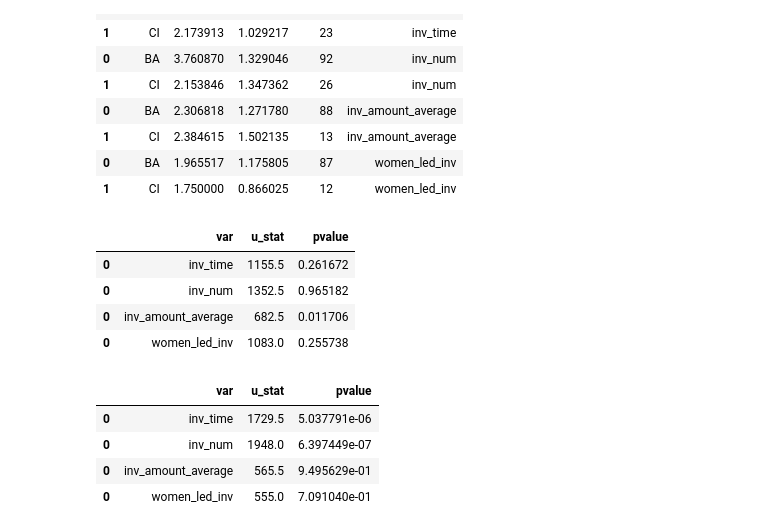
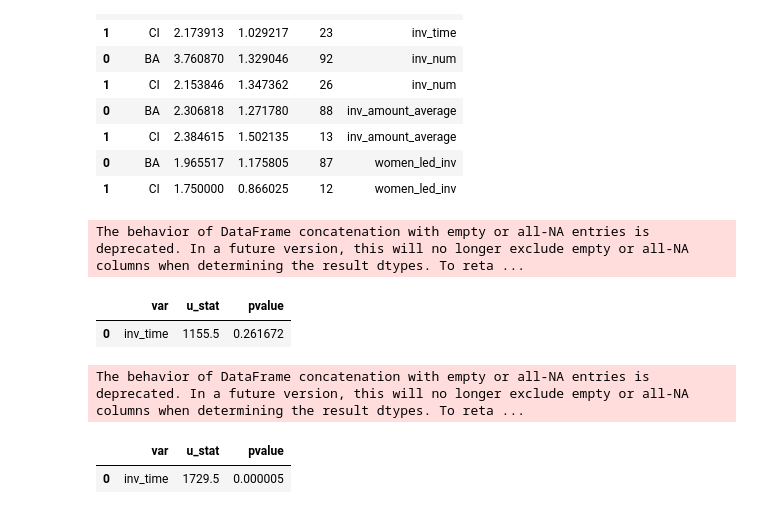
Before and after one commit to D2HStack/BAC4SHC, a Jupyter notebook: descriptive.ipynb, the cells around one changed output. Cells and saved outputs as stored; diff of their text form; code cells hidden in the pictures.

```diff
--- a/descriptive.ipynb
+++ b/descriptive.ipynb
@@ -126,12 +153,12 @@ import pandas as pd
 import numpy as np
 from scipy.stats import norm
 
-def mw_test(columns, condition_label, condition_values):
+def mw_test(df,columns, condition_label, condition_values):
     result_columns=['var', 'u_stat', 'pvalue']
     df_results=pd.DataFrame(columns=result_columns)
     for column in columns:
 
-        df_temp=df_load.dropna(subset=[column, condition_label]) # Keep only non nan
+        df_temp=df.dropna(subset=[column, condition_label]) # Keep only non nan
 
         groups=[]
         for i in range(len(condition_values)):
@@ -144,31 +171,29 @@ def mw_test(columns, condition_label, condition_values):
 # %%
 # Mann Whitney test on gender_male
 
-columns=['inv_time', 'inv_num', 'inv_amount_average', 'women_led_inv']
+# columns=['inv_time', 'inv_num', 'inv_amount_average', 'women_led_inv']
+columns=['inv_time']
 condition_label='gender_male'
 condition_values=[1,2]
 
-mw_test(columns, condition_label, condition_values)
+display(mw_test(df_load, columns, condition_label, condition_values))
 # %% [output]
+The behavior of DataFrame concatenation with empty or all-NA entries is deprecated. In a future version, this will no longer exclude empty or all-NA columns when determining the result dtypes. To reta ...
 |  | var | u_stat | pvalue |
 | 0 | inv_time | 1155.5 | 0.261672 |
-| 0 | inv_num | 1352.5 | 0.965182 |
-| 0 | inv_amount_average | 682.5 | 0.011706 |
-| 0 | women_led_inv | 1083.0 | 0.255738 |
 # %%
 # Mann Whitney test on survey
 
-columns=['inv_time', 'inv_num', 'inv_amount_average', 'women_led_inv']
+# columns=['inv_time', 'inv_num', 'inv_amount_average', 'women_led_inv']
+columns=['inv_time',]
 condition_label='survey'
 condition_values=['BA', 'CI']
 
-mw_test(columns, condition_label, condition_values)
+mw_test(df_load, columns, condition_label, condition_values)
 # %% [output]
+The behavior of DataFrame concatenation with empty or all-NA entries is deprecated. In a future version, this will no longer exclude empty or all-NA columns when determining the result dtypes. To reta ...
 |  | var | u_stat | pvalue |
-| 0 | inv_time | 1729.5 | 5.037791e-06 |
-| 0 | inv_num | 1948.0 | 6.397449e-07 |
-| 0 | inv_amount_average | 565.5 | 9.495629e-01 |
-| 0 | women_led_inv | 555.0 | 7.091040e-01 |
+| 0 | inv_time | 1729.5 | 0.000005 |
 # %%
 import plotly.graph_objects as go
 
```
Also changed, not shown: parts of 15 cells of this notebook, 1 other file.
